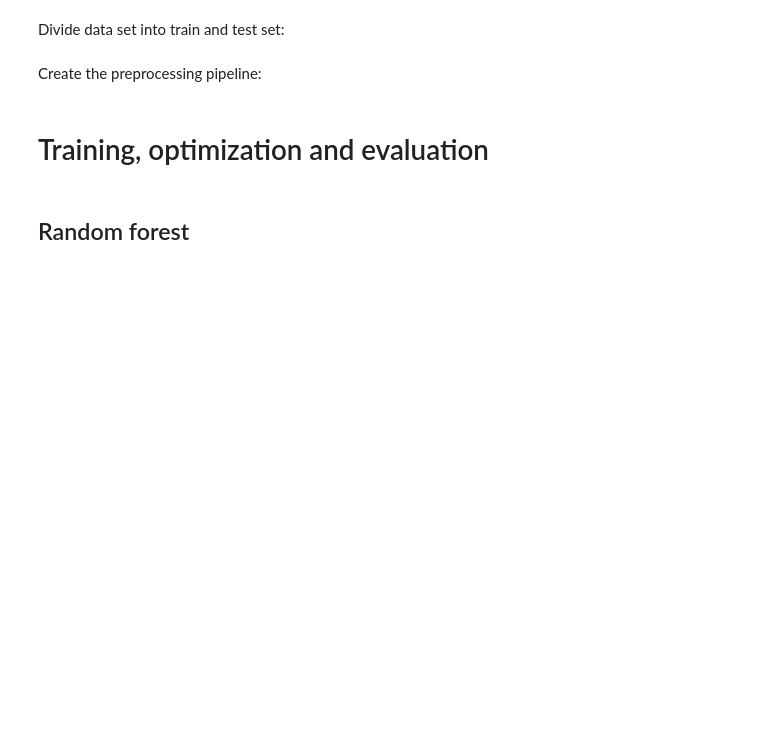
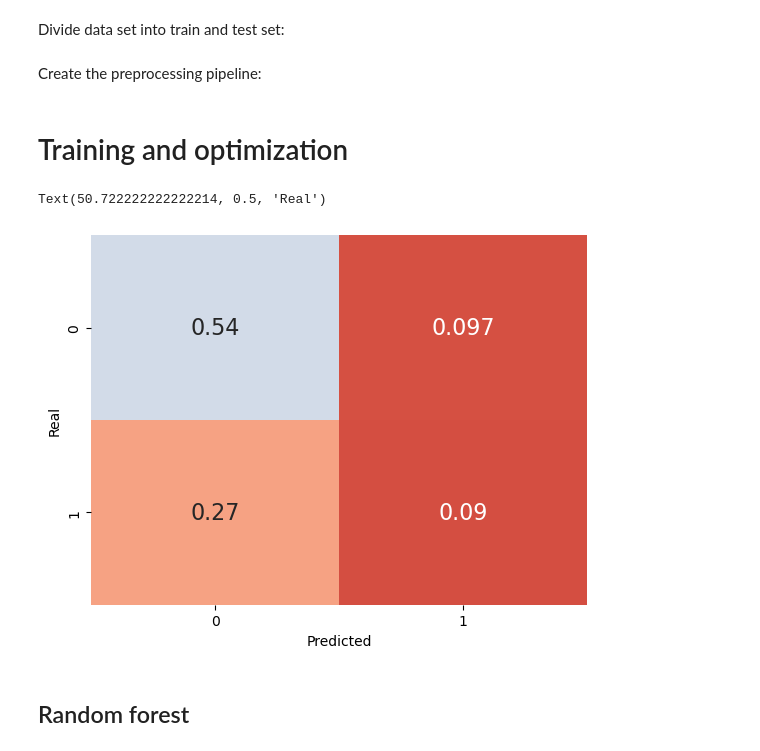
Before and after one commit to MiguelGomGar/TFM, a Jupyter notebook: notebooks/classical_models.ipynb, the cells around one changed output. Saved outputs shown, nothing was run; the diff lists cells and outputs as text; code cells hidden in the pictures; blank space fills up the shorter version.

Commit message:
add new function to atomate model training and optimization

```diff
--- a/notebooks/classical_models.ipynb
+++ b/notebooks/classical_models.ipynb
@@ -127,7 +130,49 @@ preprocessor = ColumnTransformer(
     ]
 )
 # %% [markdown]
-# Training, optimization and evaluation
+# Training and optimization
+# %%
+# Full pipeline
+pipe_MLP = Pipeline(steps=[
+    ('preprocessor', preprocessor),
+    ('clf', MLPClassifier(
+        hidden_layer_sizes=(32, 64),
+        activation='logistic'
+        ))
+])
+
+# Train neural network
+pipe_MLP.fit(X_train, y_train)
+
+# Get predictions
+y_pred_MLP = pipe_NN.predict(X_test)
+
+# Get the probabilities for the positive class
+y_scores_MLP = pipe_NN.predict_proba(X_test)[:, 1]
+
+# Calculate evaluation metrics
+accuracy_MLP = accuracy_score(y_test, y_pred_MLP)
+precision_MLP = precision_score(y_test, y_pred_MLP)
+recall_MLP = recall_score(y_test, y_pred_MLP)
+auc_MLP = average_precision_score(y_test, y_pred_MLP)
+
+# Calculate the precision and recall values for the given thresholds
+prec_MLP, rec_MLP, _ = precision_recall_curve(y_test, y_scores_MLP)
+
+# Get the confusion matrix
+cm_NN = confusion_matrix(y_test, y_pred_NN)/len(y_test)
+
+# Plot confusion matrix
+sns.heatmap(cm_NN, annot=True, cmap='coolwarm_r', cbar=False,
+            vmin=0, vmax=1,
+            xticklabels=['0', '1'],
+            yticklabels=['0', '1'],
+            annot_kws={"size": 16})
+plt.xlabel('Predicted')
+plt.ylabel('Real')
+# %% [output]
+Text(50.722222222222214, 0.5, 'Real')
+[figure, added]
 # %% [markdown]
 ## Random forest
 # %% [markdown]
```
Also changed, not shown: parts of 6 cells of this notebook, 1 other file.
